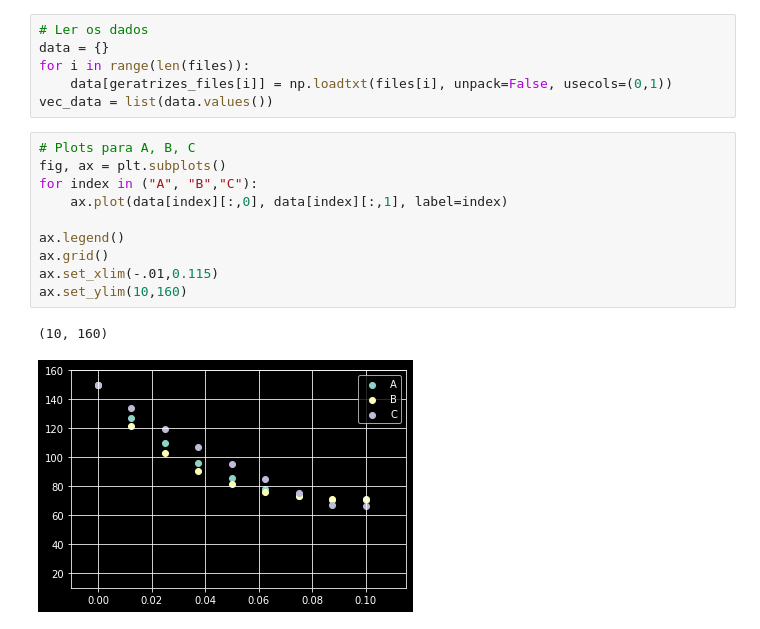
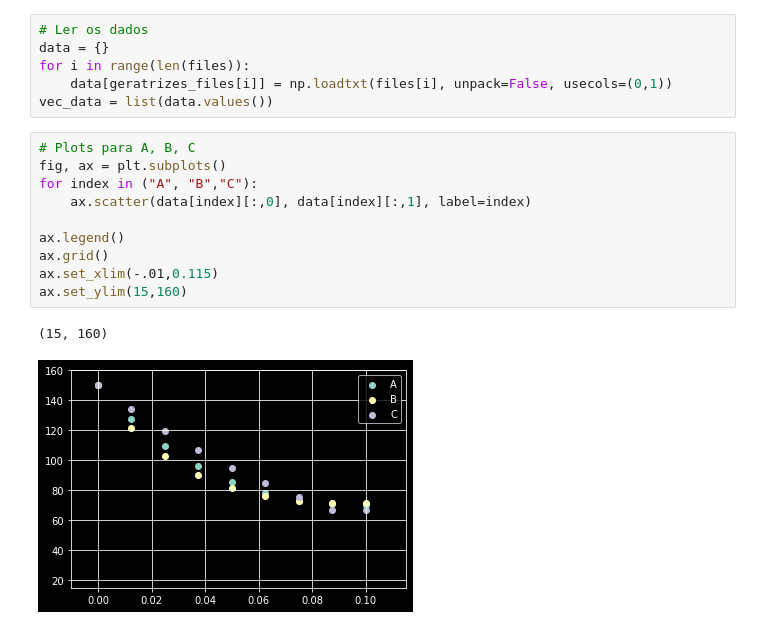
Before and after one commit to marcusbfs/AletasFT, a Jupyter notebook: plots/notebook.ipynb, the cells around one changed output. Saved outputs shown, nothing was run; the diff lists cells and outputs as text.

```diff
--- a/plots/notebook.ipynb
+++ b/plots/notebook.ipynb
@@ -16,13 +16,13 @@ vec_data = list(data.values())
 # %%
 # Plots para A, B, C
 fig, ax = plt.subplots()
 for index in ("A", "B","C"):
-    ax.plot(data[index][:,0], data[index][:,1], label=index)
+    ax.scatter(data[index][:,0], data[index][:,1], label=index)
 
 ax.legend()
 ax.grid()
 ax.set_xlim(-.01,0.115)
-ax.set_ylim(10,160)
+ax.set_ylim(15,160)
 # %% [output]
-(10, 160)
+(15, 160)
-[figure, old version]
+[figure, new version]
```
Also changed, not shown: 2 other files.
